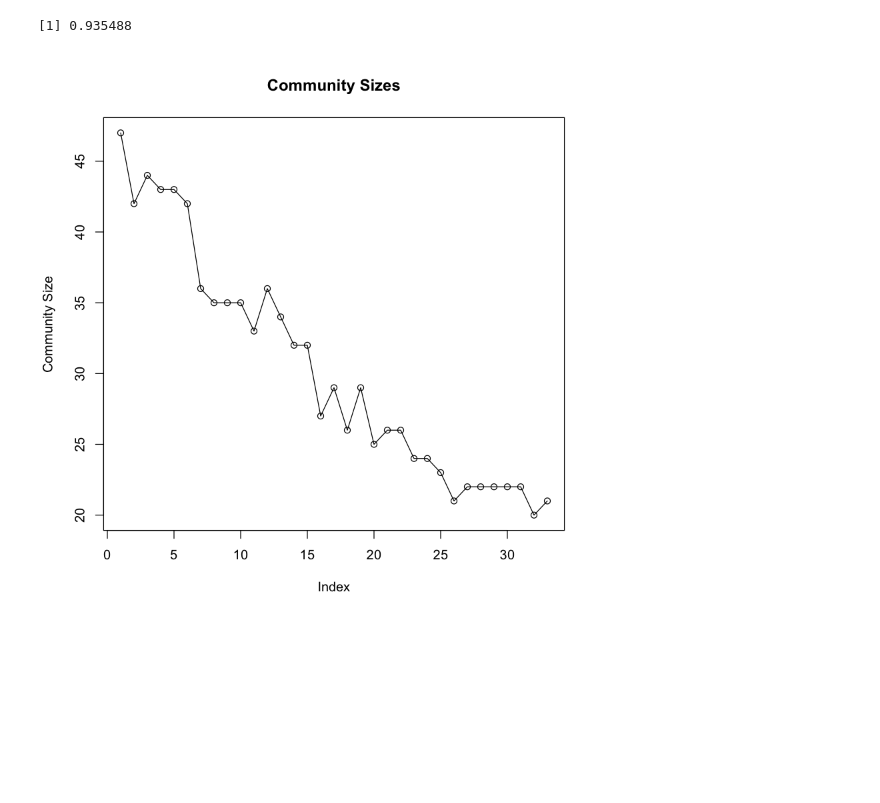
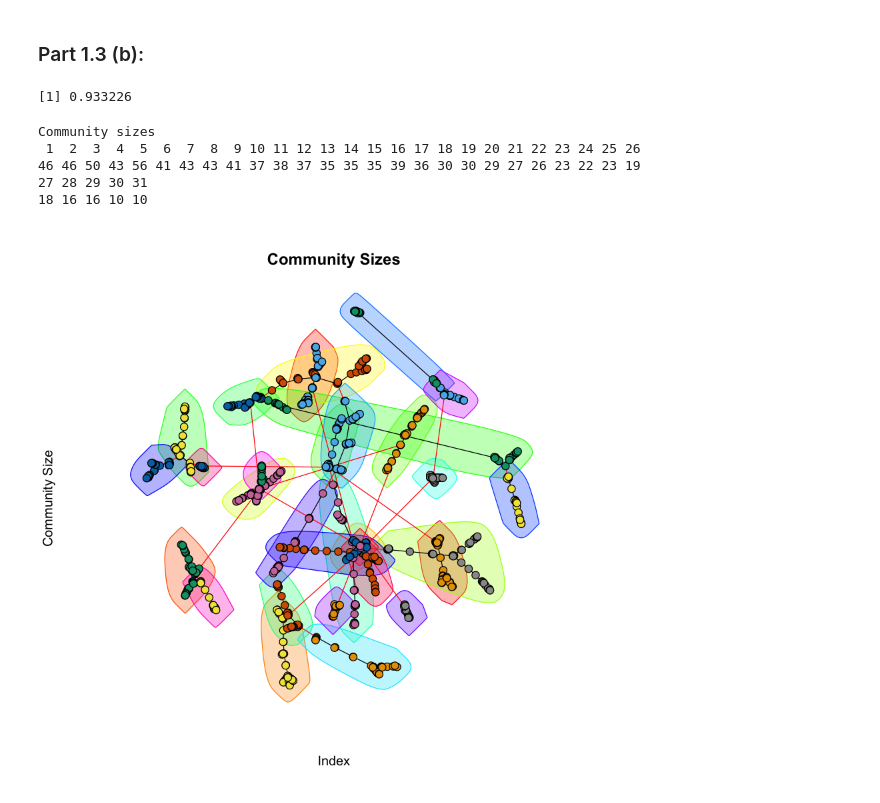
Before and after one commit to ayushdg/Random-Graphs-and-Random-Walks, a Jupyter notebook: P1_Q1.3_Shraddha.ipynb, the cells around one changed output. Cells and saved outputs as stored; diff of their text form; code cells hidden in the pictures; blank space fills up the shorter version.

```diff
--- a/P1_Q1.3_Shraddha.ipynb
+++ b/P1_Q1.3_Shraddha.ipynb
@@ -27,10 +8,14 @@ The following objects are masked from ‘package:Matrix’:
 # %%
-g = aging.prefatt.game(1000,directed=FALSE,m=1,pa.exp=1,aging.exp=-1,aging.bin=1000)
+g = aging.prefatt.game(1000,directed=FALSE,m=1,pa.exp=1,aging.exp=-1)#,aging.bin=1000)
 
-degreesVector <- degree_distribution(g)
+degreesVector <- degree(g)
+hist(degreesVector)
 print(mean(degreesVector))
 print(is.connected(g))
-plot(g,vertex.size=3, vertex.label.cex=0.1)
-plot(degreesVector, main="Degree distribution of the network",xlab="Degree",ylab="Frequency")#,log='xy')
-# lines(degreesVector)
+plot(g,vertex.size=4, vertex.label.cex=0.1)
+plot(degree.distribution(g), main="Degree distribution of the network",xlab="Degree",ylab="Frequency")#,log='xy')
+lines(degree.distribution(g))
+
+# plot(degree.distribution(g), main="Degree distribution of the network",xlab="Degree",ylab="Frequency", log='xy')
+# lines(degree.distribution(g))
 # %% [output]
@@ -41,11 +27,18 @@ plot(degreesVector, main="Degree distribution of the network",xlab="Degree",ylab
+# %% [markdown]
+### Part 1.3 (b):
 # %%
 fg <- fastgreedy.community(g)
 modularity(fg)
 # %% [output]
-[1] 0.935488
+[1] 0.933226
 # %%
-communitysize <- as.vector(sizes(fg))
-plot(communitysize,main="Community Sizes",xlab="Index",ylab="Community Size")
-lines(communitysize)
+communitysize <- sizes(fg)
+print(communitysize)
+plot(fg, g, main="Community Sizes",xlab="Index",ylab="Community Size", vertex.size=4, vertex.label.cex=0.01)
 # %% [output]
+Community sizes
+ 1  2  3  4  5  6  7  8  9 10 11 12 13 14 15 16 17 18 19 20 21 22 23 24 25 26
+46 46 50 43 56 41 43 43 41 37 38 37 35 35 35 39 36 30 30 29 27 26 23 22 23 19
+27 28 29 30 31
+18 16 16 10 10
-[figure, old version]
+[figure, new version]
```
Also changed, not shown: parts of 4 cells of this notebook.
